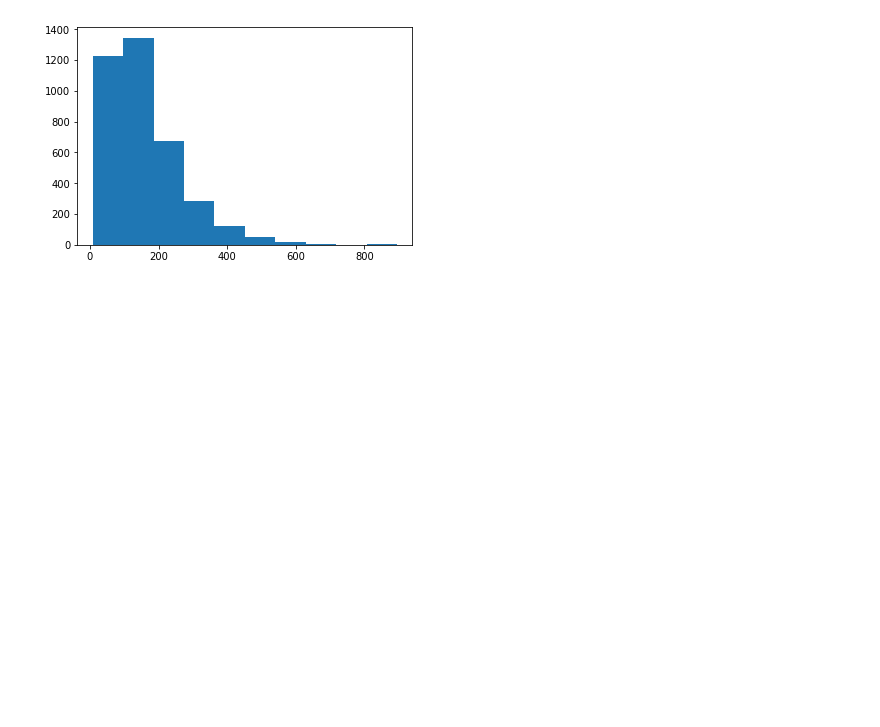
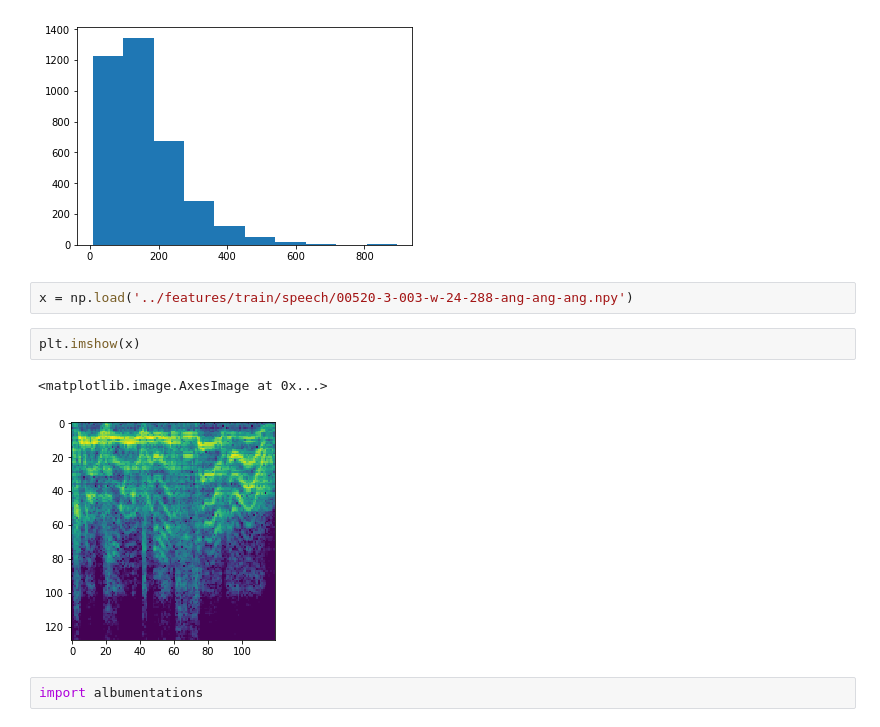
Before and after one commit to SeongwoongCho/Multimodal-Emotional-Recognition, a Jupyter notebook: src/eda.ipynb, the cells around one changed output. Saved outputs shown, nothing was run; the diff lists cells and outputs as text; blank space fills up the shorter version.

```diff
--- a/src/eda.ipynb
+++ b/src/eda.ipynb
@@ -33,3 +33,12 @@ print(np.max(lens))
 # %% [output]
 895
 [figure]
+# %%
+x = np.load('../features/train/speech/00520-3-003-w-24-288-ang-ang-ang.npy')
+# %%
+plt.imshow(x)
+# %% [output]
+<matplotlib.image.AxesImage at 0x...>
+[figure, added]
+# %%
+import albumentations
```
Also changed, not shown: parts of 2 cells of this notebook, 11 other files.
